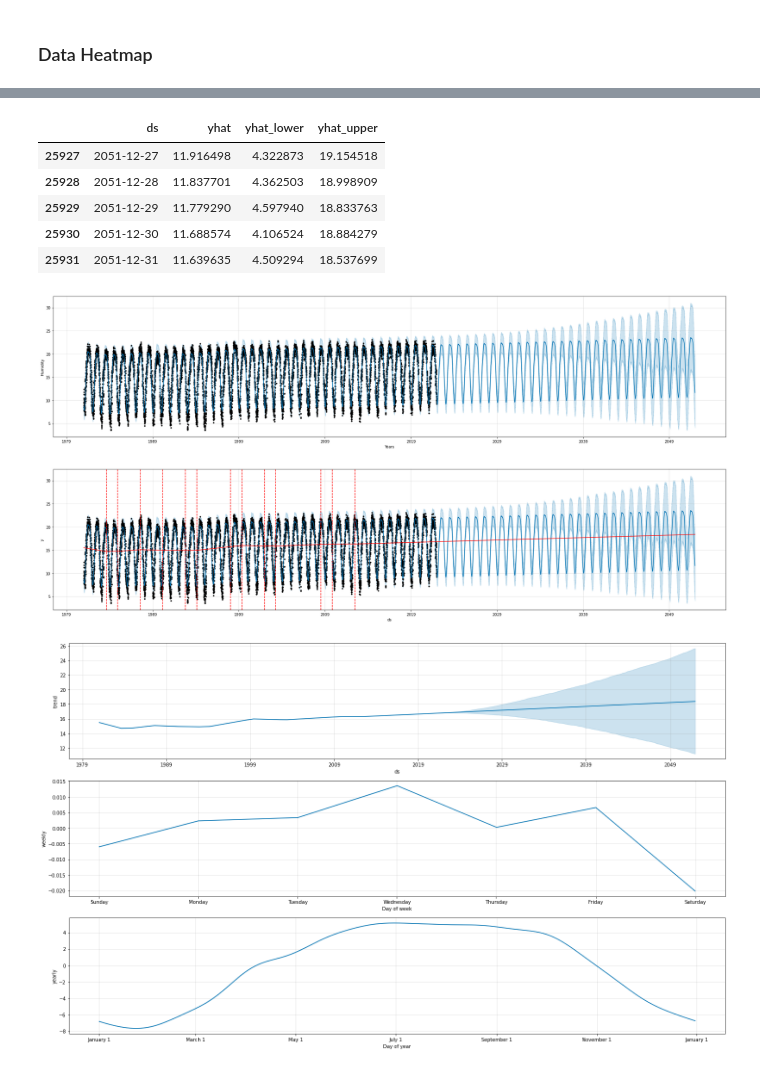
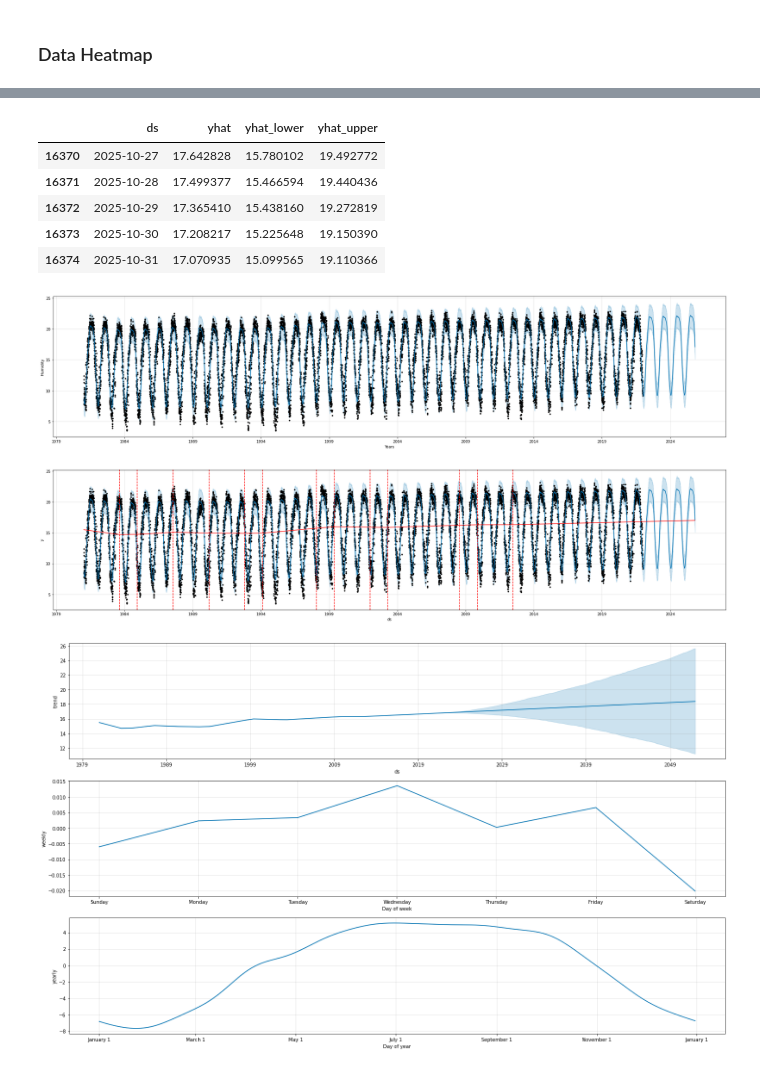
Before and after one commit to mohsin-riad/future-weather-forecasting, a Jupyter notebook: src/src.ipynb, the cells around one changed output, grey strips where cells are left out. Drawn from its saved outputs; the diff is of its cells as text; code cells hidden in the pictures.

```diff
--- a/src/src.ipynb
+++ b/src/src.ipynb
@@ -117,2 +141,2 @@ plt.show()
 # %%
-from prophet import Prophet
+model = Prophet()
@@ -119,9 +161,7 @@ from prophet import Prophet
 # %%
-m = Prophet()
-
-df_for=df[['Date','Humidity']]
-df_for['Date']=pd.to_datetime(df_for['Date'])
-df_for.rename(columns = {'Date':'ds'}, inplace = True)
-df_for.rename(columns = {'Humidity':'y'}, inplace = True)
-m.fit(df_for)
+df_for_humidity=df[['Date','Humidity']]
+df_for_humidity['Date']=pd.to_datetime(df_for_humidity['Date'])
+df_for_humidity.rename(columns = {'Date':'ds'}, inplace = True)
+df_for_humidity.rename(columns = {'Humidity':'y'}, inplace = True)
+model.fit(df_for_humidity)
 # %% [output]
@@ -147,4 +170,4 @@ See the caveats in the documentation: https://pandas.pydata.org/pandas-docs/stab
 <prophet.forecaster.Prophet at 0x...>
 # %%
-future = m.make_future_dataframe(periods=10957)
-future.head(10)
+future = model.make_future_dataframe(periods=1400)
+future.tail(5)
@@ -177,28 +174,29 @@ future.tail(10)
 # %%
-forecast = m.predict(future)
+forecast = model.predict(future)
+# forecast = forecast[['ds', 'yhat', 'yhat_lower', 'yhat_upper']]
 forecast[['ds', 'yhat', 'yhat_lower', 'yhat_upper']].tail()
 # %% [output]
 |  | ds | yhat | yhat_lower | yhat_upper |
-| 25927 | 2051-12-27 | 11.916498 | 4.322873 | 19.154518 |
-| 25928 | 2051-12-28 | 11.837701 | 4.362503 | 18.998909 |
-| 25929 | 2051-12-29 | 11.779290 | 4.597940 | 18.833763 |
-| 25930 | 2051-12-30 | 11.688574 | 4.106524 | 18.884279 |
-| 25931 | 2051-12-31 | 11.639635 | 4.509294 | 18.537699 |
+| 16370 | 2025-10-27 | 17.642828 | 15.780102 | 19.492772 |
+| 16371 | 2025-10-28 | 17.499377 | 15.466594 | 19.440436 |
+| 16372 | 2025-10-29 | 17.365410 | 15.438160 | 19.272819 |
+| 16373 | 2025-10-30 | 17.208217 | 15.225648 | 19.150390 |
+| 16374 | 2025-10-31 | 17.070935 | 15.099565 | 19.110366 |
 # %%
-fig1 = m.plot(forecast, figsize=(26, 6))
-plt.grid(True, which='major', c='gray', ls='-', lw=1, alpha=0.2)
+fig1 = model.plot(forecast, figsize=(26, 6))
+plt.grid(True, which='major', c='grey', ls='-', lw=1, alpha=0.2)
 plt.xlabel('Years')
 plt.ylabel('Humidity')
 plt.tight_layout()
 plt.show()
 # %% [output]
-[figure, old version]
+[figure, new version]
 # %%
-fig = m.plot(forecast,figsize=(26, 6))
+fig = model.plot(forecast,figsize=(26, 6))
 # fig = m.plot(forecast,figsize=(20, 12))
-a = add_changepoints_to_plot(fig.gca(), m, forecast)
+a = add_changepoints_to_plot(fig.gca(), model, forecast)
 # %% [output]
-[figure, old version]
+[figure, new version]
 # %%
 fig2 = m.plot_components(forecast, figsize=(20, 12))
 # %% [output]
```
Also changed, not shown: parts of 24 cells of this notebook, 1 other file.
